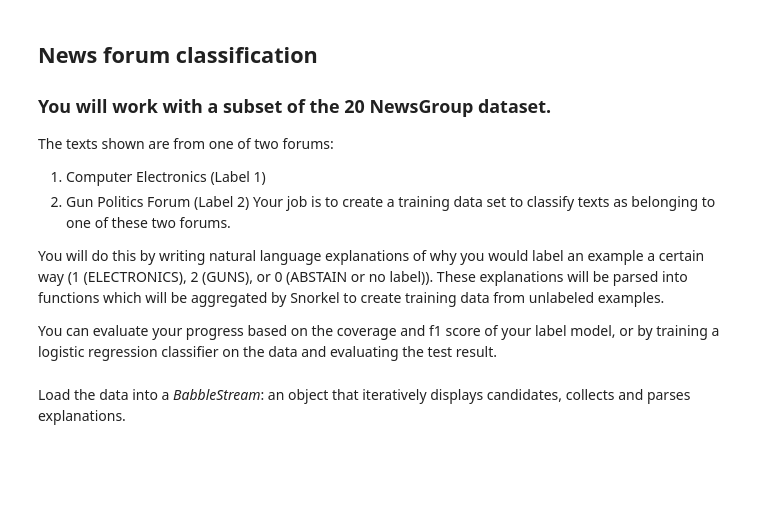
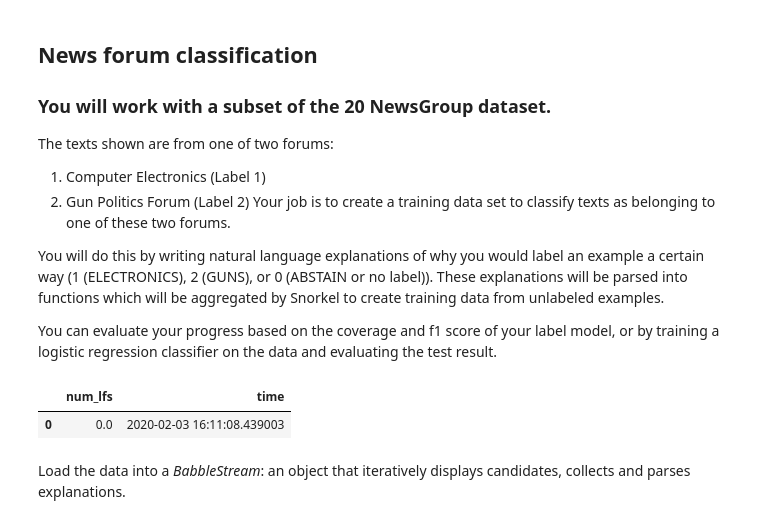
Before and after one commit to rit-git/snorkel-notebooks, a Jupyter notebook: notebooks/babble_tutorial.ipynb, the cells around one changed output. Cells and saved outputs as stored; diff of their text form; code cells hidden in the pictures; blank space fills up the shorter version.

Commit message:
Log start time properly!!!

```diff
--- a/notebooks/babble_tutorial.ipynb
+++ b/notebooks/babble_tutorial.ipynb
@@ -79,7 +91,10 @@ These explanations will be parsed into functions which will be aggregated by Sno
 You can evaluate your progress based on the coverage and f1 score of your label model, or by training a logistic regression classifier on the data and evaluating the test result.
 # %%
 # start timer!
-stat_history.append({"time": datetime.now(), "num_lfs": 0}, ignore_index=True)
+stat_history = stat_history.append({"time": datetime.now(), "num_lfs": 0}, ignore_index=True)
+# %% [output]
+|  | num_lfs | time |
+| 0 | 0.0 | 2020-02-03 16:11:08.439003 |
 # %% [markdown]
 Load the data into a *BabbleStream*: an object that iteratively displays candidates, collects and parses explanations.
 # %%
```
Also changed, not shown: parts of 15 cells of this notebook, 5 other files.
